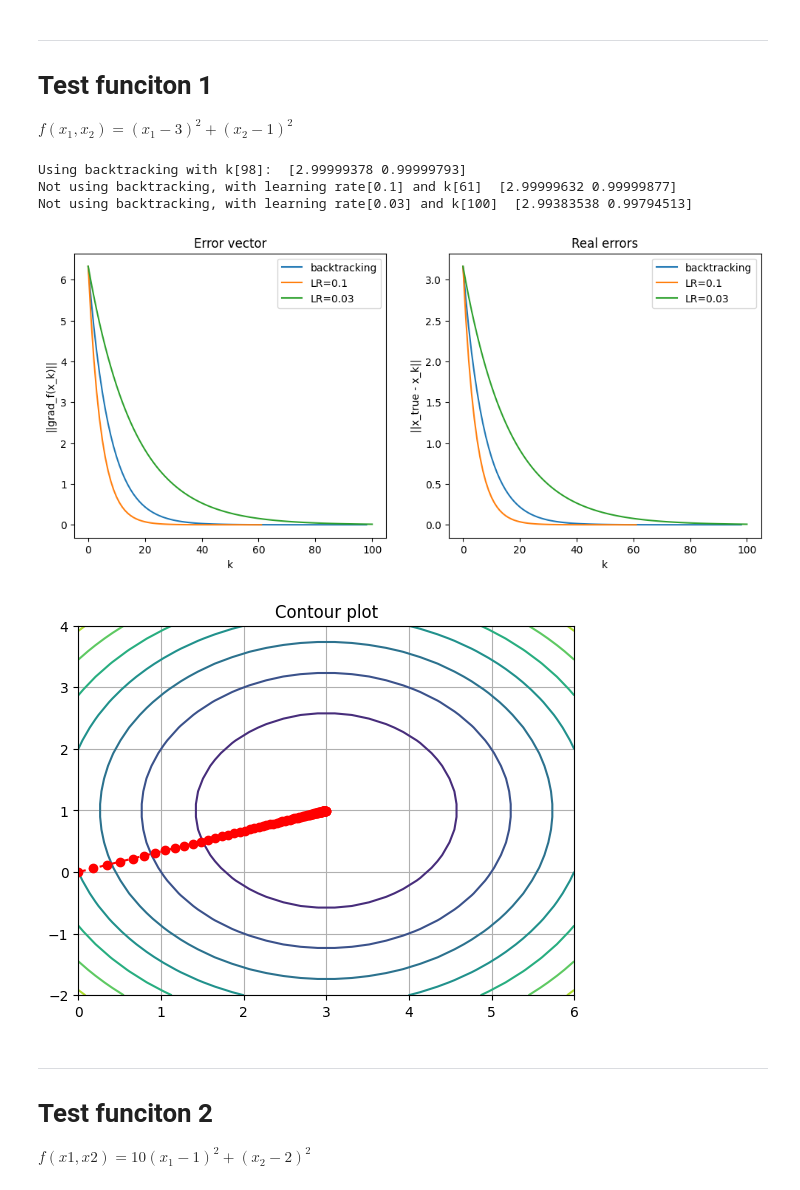
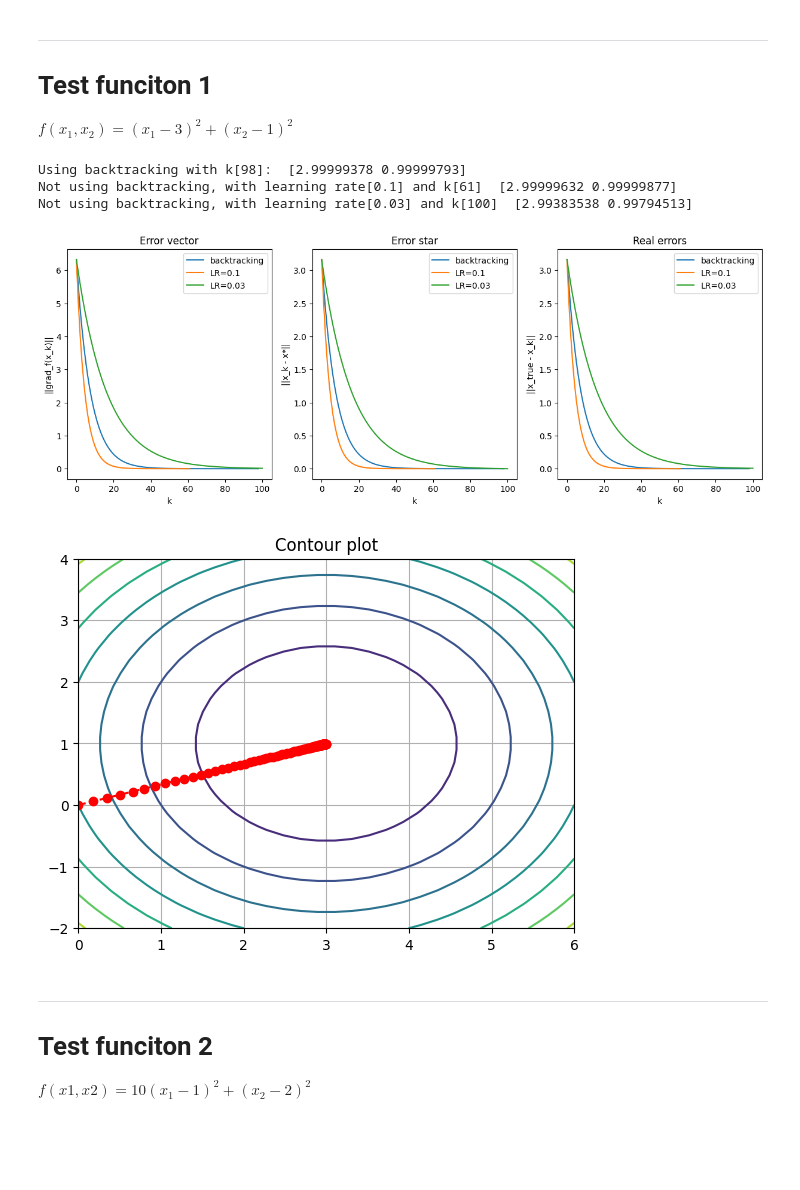
Before and after one commit to ChiaraAngileri/SMM_lab, a Jupyter notebook: Homework3 - no comments.ipynb, the cells around one changed output. Cells and saved outputs as stored; diff of their text form; code cells hidden in the pictures; blank space fills up the shorter version.

```diff
--- a/Homework3 - no comments.ipynb
+++ b/Homework3 - no comments.ipynb
@@ -75,8 +75,11 @@ def GD(f, grad_f, x0, kmax, tolf=1e-6, tolx=1e-6, step=0.001, useBackTracking=Fa
     grads = grads[:k+1]
     err_val = err_val[:k+1]
 
-    return x, k, f_val, grads, err_val, true_errors
+    x_star = x[k, np.newaxis].repeat(k+1, axis=0)
+    errors_star = np.linalg.norm(x-x_star, axis=1)
+
+    return x, k, f_val, grads, err_val, errors_star, true_errors
 # %%
-x, k, fval, grads, errval, _ = GD(lambda x:f_test(x), lambda x:grad_f_test(x), np.asarray([0]), 1000)
+x, k, fval, grads, errval, errors_star, _ = GD(lambda x:f_test(x), lambda x:grad_f_test(x), np.asarray([0]), 1000)
 print(x[k])
 # %% [output]
@@ -218,14 +221,16 @@ f_tot = []
 x_tot = []
 err_tot = []
 k_tot = []
+errors_star_tot = []
 true_errors = []
 x_min = np.zeros((3, 2))
 
-x, k, f_val, grads, err_val, real_err  = GD(f, grad_f, x0, kmax, tolf, tolx, useBackTracking=True, real_value=x_true)
+x, k, f_val, grads, err_val, error_star, real_err  = GD(f, grad_f, x0, kmax, tolf, tolx, useBackTracking=True, real_value=x_true)
 f_tot.append(f_val)
 x_tot.append(x)
 err_tot.append(err_val)
 k_tot.append(k)
+errors_star_tot.append(error_star)
 true_errors.append(real_err)
 x_min[0] = x[k]
 
@@ -233,12 +238,13 @@ print(f"Using backtracking with k[{k}]: ", x_min[0])
 
 i=1
 for c in cvector:
-    x, k, f_val, grads, err_val, real_err  = GD(f, grad_f, x0, kmax, tolf, tolx, step=c, useBackTracking=False, real_value=x_true)
+    x, k, f_val, grads, err_val, error_star, real_err  = GD(f, grad_f, x0, kmax, tolf, tolx, step=c, useBackTracking=False, real_value=x_true)
 
     f_tot.append(f_val)
     x_tot.append(x)
     err_tot.append(err_val)
     k_tot.append(k)
+    errors_star_tot.append(error_star)
     true_errors.append(real_err)
     x_min[i] = (x[k])
 
@@ -247,9 +253,9 @@ for c in cvector:
     i+=1
 
 legend=['backtracking', 'LR=0.1', 'LR=0.03']
-plt.figure(figsize=(12, 5))
+plt.figure(figsize=(15, 5))
 
-plt.subplot(1,2,1)
+plt.subplot(1,3,1)
 plt.title('Error vector')
 plt.xlabel('k')
 plt.ylabel('||grad_f(x_k)||')
@@ -260,37 +266,47 @@ for e in range(len(f_tot)):
 plt.legend(legend)
 
 
-plt.subplot(1,2,2)
+plt.subplot(1,3,2)
+plt.title('Error star')
+plt.xlabel('k')
+plt.ylabel('||x_k - x*||')
+
+for e in range(len(f_tot)):
+    kk = np.arange(0, k_tot[e]+1)
+    plt.plot(kk, errors_star_tot[e])
+plt.legend(legend)
+
+plt.subplot(1,3,3)
 plt.title('Real errors')
 plt.xlabel('k')
 plt.ylabel('||x_true - x_k||')
 
 for e in range(len(f_tot)):
     kk = np.arange(0, k_tot[e]+1)
     plt.plot(kk, true_errors[e])
 plt.legend(legend)
 
 plt.show()
 
 
 xv = np.linspace(0,6,30)
 yv = np.linspace(-2,4,30)
 xx, yy = np.meshgrid(xv, yv)
 #Compute the value of f over the grid
 zz = f1([xx, yy])
 plt.contour(xx, yy, zz)
 
 k_backtracking = k_tot[0]
 plt.plot(x[:k_backtracking,0],x[:k_backtracking,1],'--ro')
 
 plt.title("Contour plot")
 plt.grid()
 plt.show()
 # %% [output]
 Using backtracking with k[98]:  [2.99999378 0.99999793]
 Not using backtracking, with learning rate[0.1] and k[61]  [2.99999632 0.99999877]
 Not using backtracking, with learning rate[0.03] and k[100]  [2.99383538 0.99794513]
-[figure, old version]
+[figure, new version]
 [figure]
 # %% [markdown]
 ---
```
Also changed, not shown: parts of 8 cells of this notebook.
